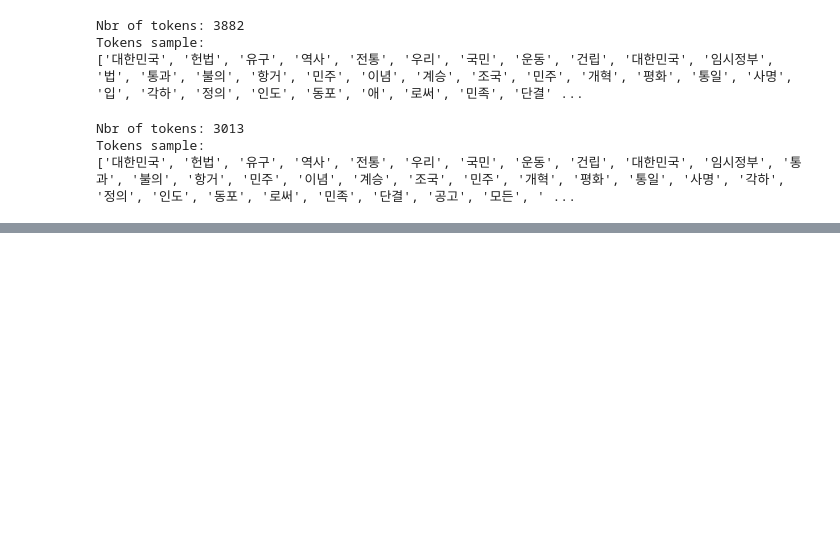
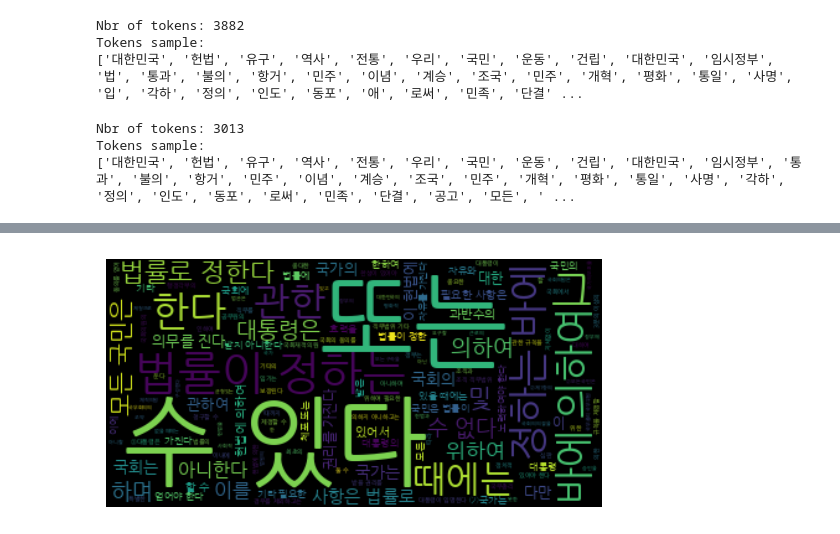
Before and after one commit to SaltySalt77/python_text_mining_guide, a Jupyter notebook: 3_Graph_and_Word_Cloud/graph.ipynb, the cells around one changed output, grey strips where cells are left out. Drawn from its saved outputs; the diff is of its cells as text; code cells hidden in the pictures; blank space fills up the shorter version.

```diff
--- a/3_Graph_and_Word_Cloud/graph.ipynb
+++ b/3_Graph_and_Word_Cloud/graph.ipynb
@@ -264,0 +277,9 @@ print( [f.name for f in font_manager.fontManager.ttflist] )
+# %%
+font_path = "./NanumGothic.ttf"
+wordcloud = WordCloud(font_path=font_path).generate(const_doc)
+
+plt.axis("off")
+plt.imshow(wordcloud, interpolation='bilinear')
+plt.show()
+# %% [output]
+[figure, added]
```
Also changed, not shown: parts of 6 cells of this notebook.
